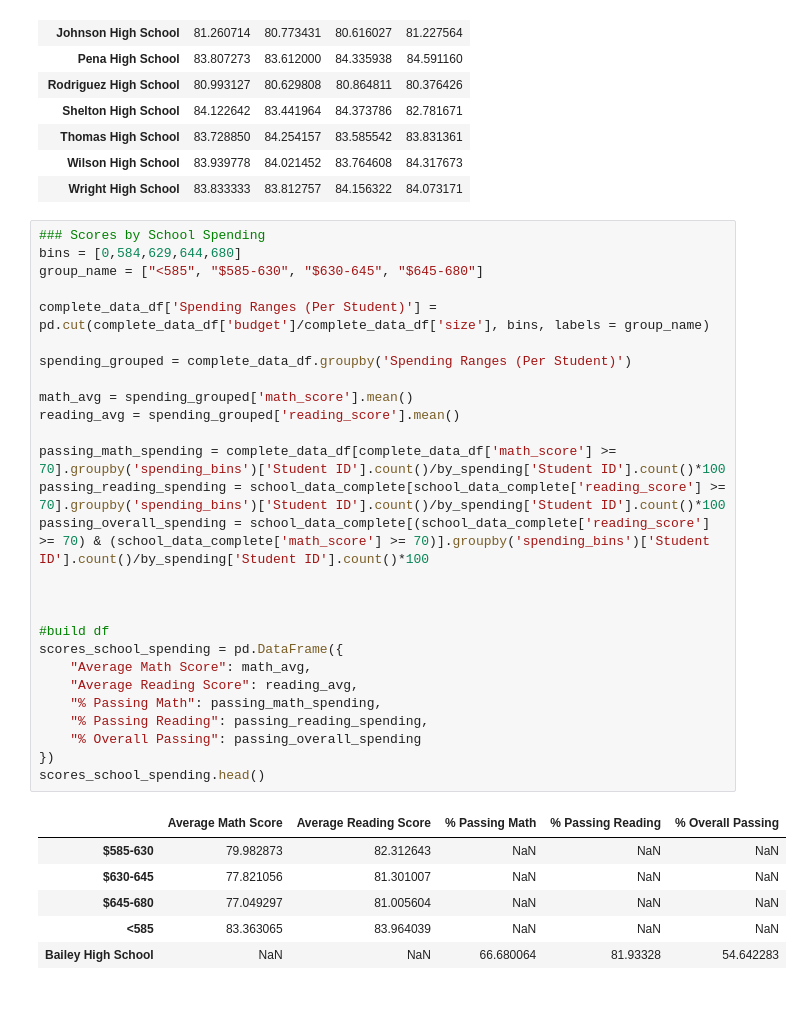
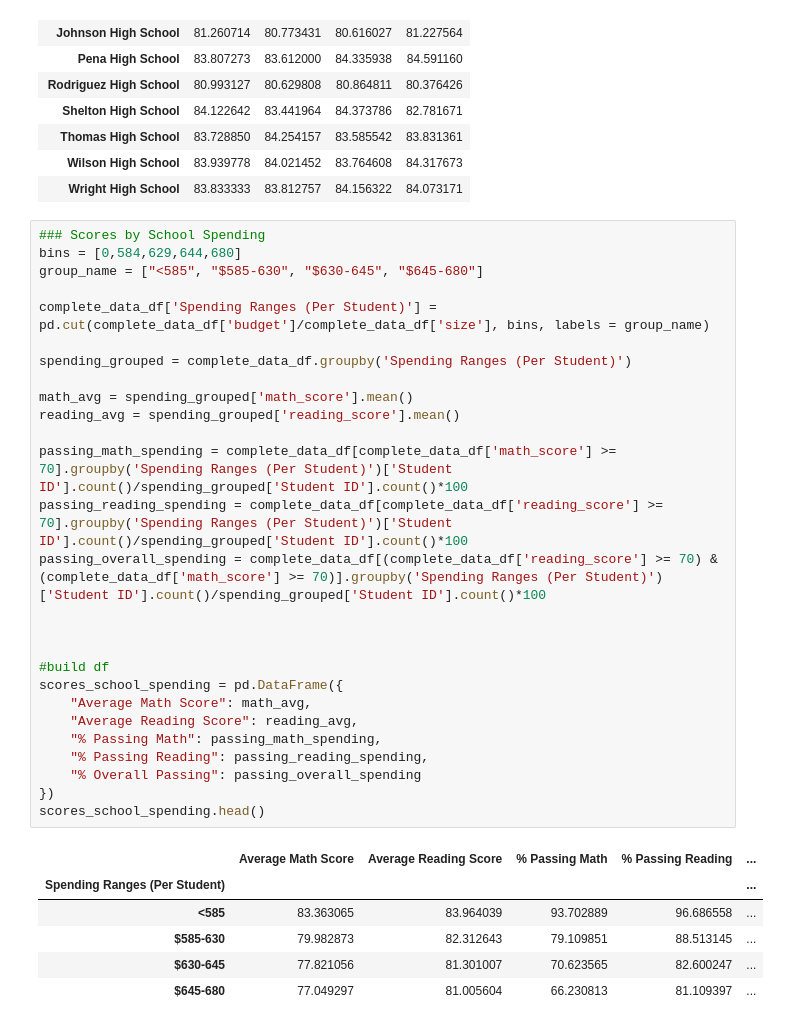
Before and after one commit to foleyg/pandas-challenge, a Jupyter notebook: PyCitySchools/HW4.ipynb, the cells around one changed output. Cells and saved outputs as stored; diff of their text form.

Commit message:
Scores by school size

```diff
--- a/PyCitySchools/HW4.ipynb
+++ b/PyCitySchools/HW4.ipynb
@@ -200,34 +200,34 @@ reading_scores_df
 # %%
 ### Scores by School Spending
 bins = [0,584,629,644,680]
 group_name = ["<585", "$585-630", "$630-645", "$645-680"]
 
 complete_data_df['Spending Ranges (Per Student)'] = pd.cut(complete_data_df['budget']/complete_data_df['size'], bins, labels = group_name)
 
 spending_grouped = complete_data_df.groupby('Spending Ranges (Per Student)')
 
 math_avg = spending_grouped['math_score'].mean()
 reading_avg = spending_grouped['reading_score'].mean()
 
-passing_math_spending = complete_data_df[complete_data_df['math_score'] >= 70].groupby('spending_bins')['Student ID'].count()/by_spending['Student ID'].count()*100
-passing_reading_spending = school_data_complete[school_data_complete['reading_score'] >= 70].groupby('spending_bins')['Student ID'].count()/by_spending['Student ID'].count()*100
-passing_overall_spending = school_data_complete[(school_data_complete['reading_score'] >= 70) & (school_data_complete['math_score'] >= 70)].groupby('spending_bins')['Student ID'].count()/by_spending['Student ID'].count()*100
+passing_math_spending = complete_data_df[complete_data_df['math_score'] >= 70].groupby('Spending Ranges (Per Student)')['Student ID'].count()/spending_grouped['Student ID'].count()*100
+passing_reading_spending = complete_data_df[complete_data_df['reading_score'] >= 70].groupby('Spending Ranges (Per Student)')['Student ID'].count()/spending_grouped['Student ID'].count()*100
+passing_overall_spending = complete_data_df[(complete_data_df['reading_score'] >= 70) & (complete_data_df['math_score'] >= 70)].groupby('Spending Ranges (Per Student)')['Student ID'].count()/spending_grouped['Student ID'].count()*100
 
 
 
 #build df
 scores_school_spending = pd.DataFrame({
     "Average Math Score": math_avg,
     "Average Reading Score": reading_avg,
     "% Passing Math": passing_math_spending,
     "% Passing Reading": passing_reading_spending,
     "% Overall Passing": passing_overall_spending
 })
 scores_school_spending.head()
 # %% [output]
-|  | Average Math Score | Average Reading Score | % Passing Math | % Passing Reading | % Overall Passing |
-| $585-630 | 79.982873 | 82.312643 | NaN | NaN | NaN |
-| $630-645 | 77.821056 | 81.301007 | NaN | NaN | NaN |
-| $645-680 | 77.049297 | 81.005604 | NaN | NaN | NaN |
-| <585 | 83.363065 | 83.964039 | NaN | NaN | NaN |
-| Bailey High School | NaN | NaN | 66.680064 | 81.93328 | 54.642283 |
+|  | Average Math Score | Average Reading Score | % Passing Math | % Passing Reading | ... |
+| Spending Ranges (Per Student) |  |  |  |  | ... |
+| <585 | 83.363065 | 83.964039 | 93.702889 | 96.686558 | ... |
+| $585-630 | 79.982873 | 82.312643 | 79.109851 | 88.513145 | ... |
+| $630-645 | 77.821056 | 81.301007 | 70.623565 | 82.600247 | ... |
+| $645-680 | 77.049297 | 81.005604 | 66.230813 | 81.109397 | ... |
```
Also changed, not shown: parts of 1 cell of this notebook.
